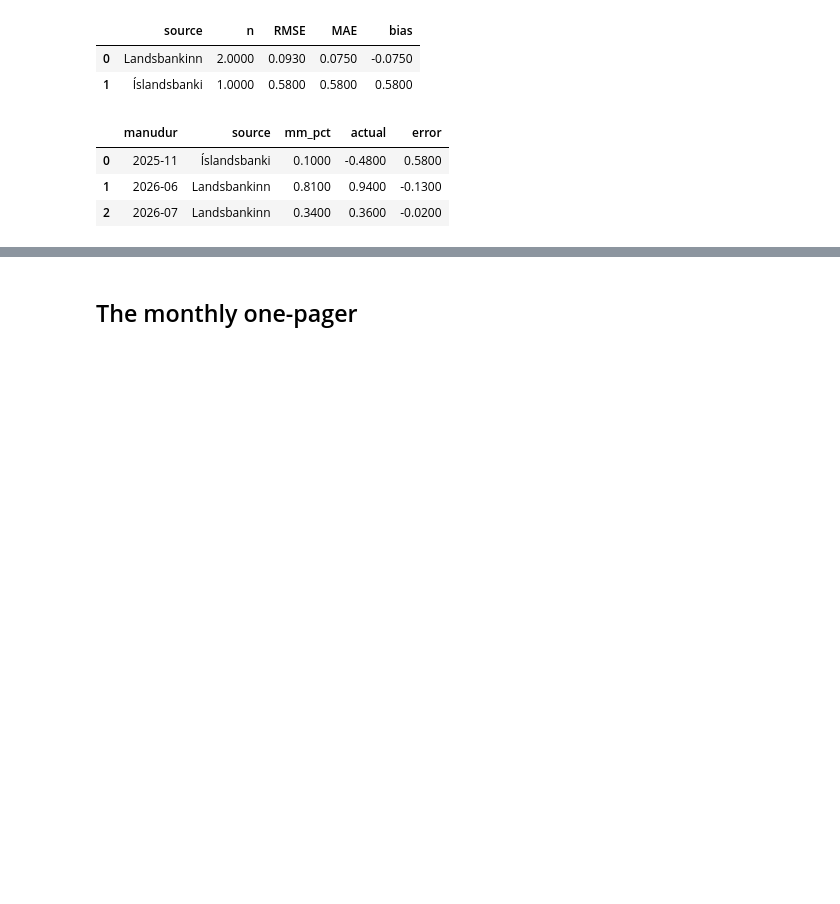
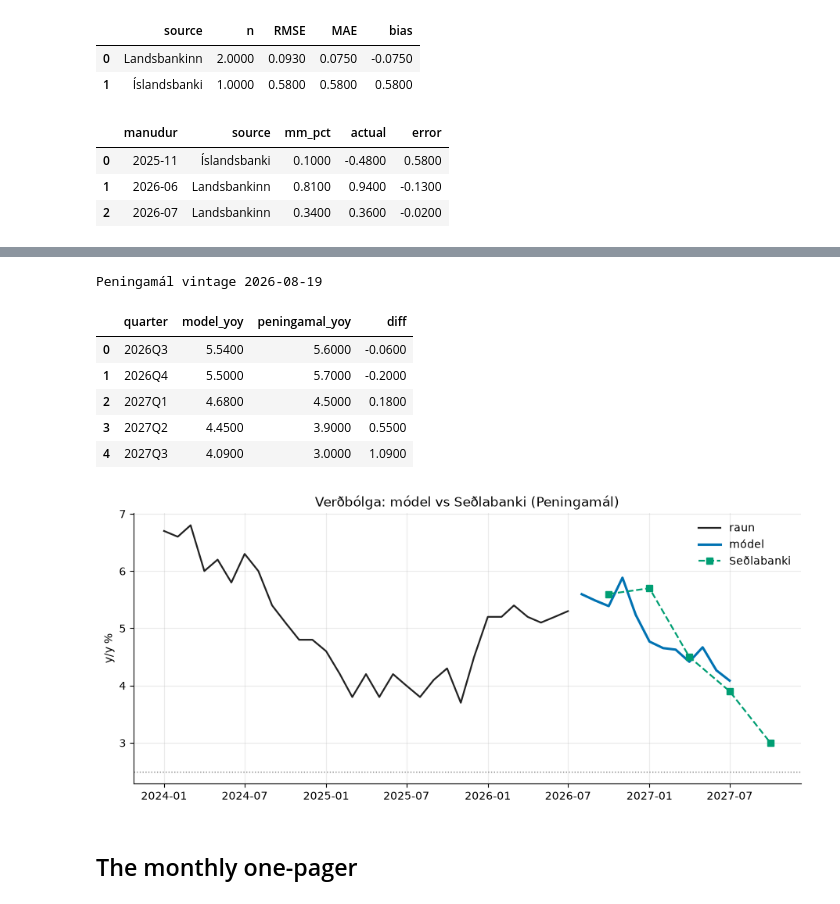
Before and after one commit to fridriksv-sys/CPI-Analysis, a Jupyter notebook: notebooks/08_backtest_report.ipynb, the cells around one changed output, grey strips where cells are left out. Drawn from its saved outputs; the diff is of its cells as text; code cells hidden in the pictures; blank space fills up the shorter version.

```diff
--- a/notebooks/08_backtest_report.ipynb
+++ b/notebooks/08_backtest_report.ipynb
@@ -199,3 +209,29 @@ track record (m/m error vs realized):
+# %%
+pm = rep["peningamal"]
+print(f"Peningamál vintage {pd.Timestamp(pm['vintage']):%Y-%m-%d}")
+pmr = pd.DataFrame(pm["rows"])
+display(pmr)
+fig, ax = plt.subplots()
+yy2 = rep["yy_path"]
+xh = head[("CPI", "change_A")]["2024":]
+ax.plot(xh.index.to_timestamp(), xh, color=C["black"], lw=1.6, label="raun")
+ax.plot(yy2.index.to_timestamp(), yy2, color=C["blue"], lw=2.2, label="módel")
+qx = [pd.Period(r["quarter"], "Q").to_timestamp(how="end") for r in pm["rows"]]
+ax.plot(qx, [r["peningamal_yoy"] for r in pm["rows"]], color=C["green"], lw=1.6,
+        ls="--", marker="s", ms=6, label="Seðlabanki")
+ax.axhline(2.5, color=C["black"], lw=1, ls=":", alpha=0.6)
+ax.set_ylabel("y/y %"); ax.set_title("Verðbólga: módel vs Seðlabanki (Peningamál)")
+ax.legend(frameon=False)
+plt.show()
+# %% [output]
+Peningamál vintage 2026-08-19
+|  | quarter | model_yoy | peningamal_yoy | diff |
+| 0 | 2026Q3 | 5.5400 | 5.6000 | -0.0600 |
+| 1 | 2026Q4 | 5.5000 | 5.7000 | -0.2000 |
+| 2 | 2027Q1 | 4.6800 | 4.5000 | 0.1800 |
+| 3 | 2027Q2 | 4.4500 | 3.9000 | 0.5500 |
+| 4 | 2027Q3 | 4.0900 | 3.0000 | 1.0900 |
+[figure, added]
 # %% [markdown]
 ## The monthly one-pager
 # %%
```
Also changed, not shown: parts of 2 cells of this notebook, 6 other files.
